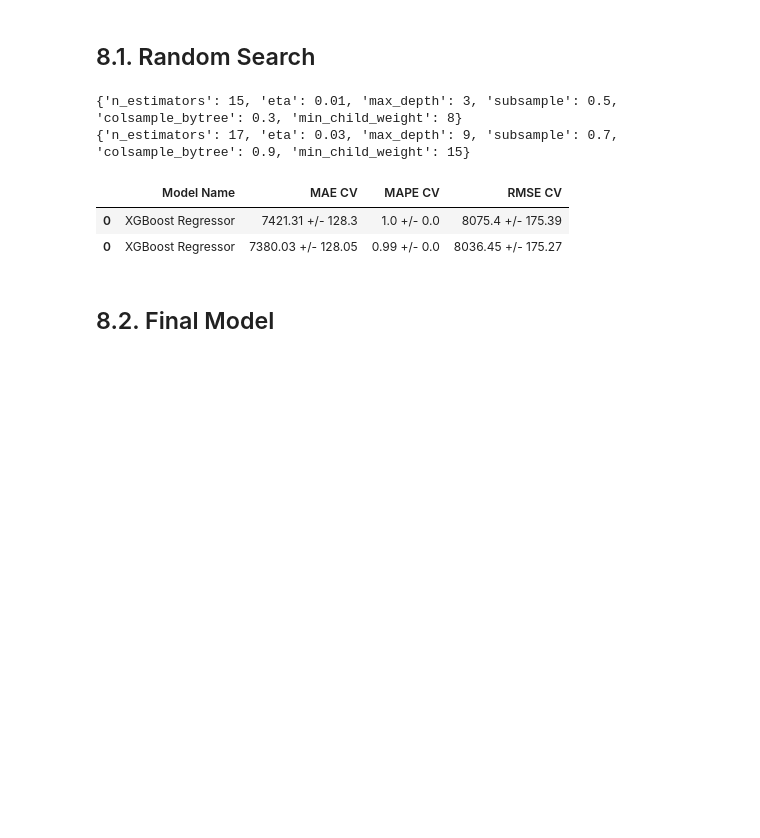
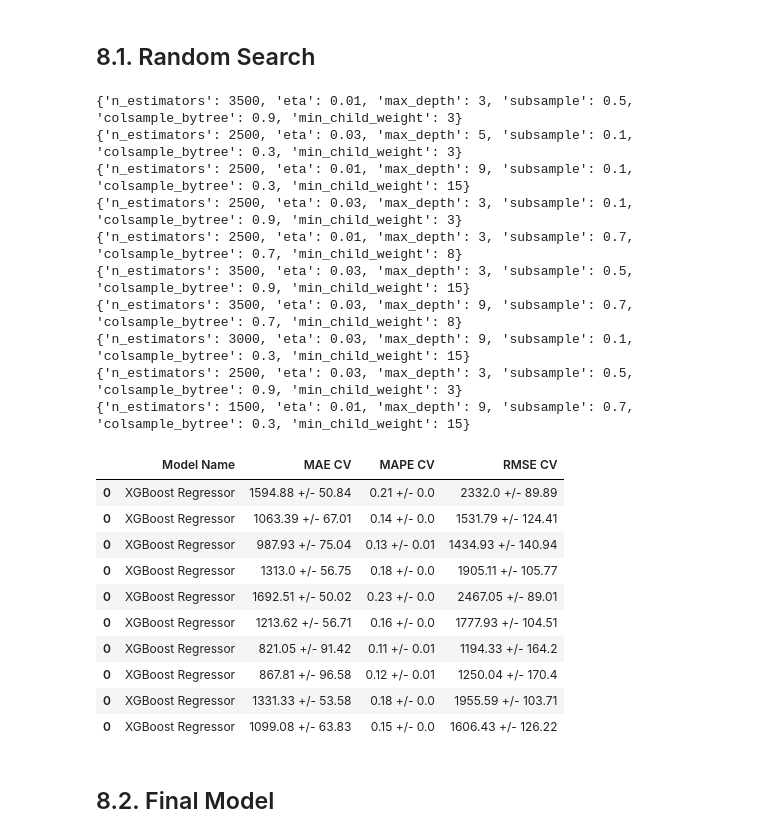
Before and after one commit to VictorTerror/DataScience_Em_Producao, a Jupyter notebook: m07_video1_store_sales_prediction.ipynb, the cells around one changed output. Drawn from its saved outputs; the diff is of its cells as text; code cells hidden in the pictures; blank space fills up the shorter version.

Commit message:
model finished

```diff
--- a/m07_video1_store_sales_prediction.ipynb
+++ b/m07_video1_store_sales_prediction.ipynb
@@ -1129,34 +1127,50 @@ param = {
 
 MAX_EVAL = 10
 # %%
-final_result = pd.DataFrame()
+#final_result = pd.DataFrame()
 
-for i in range ( MAX_EVAL ):
+#for i in range ( MAX_EVAL ):
     # Choose values for paramters randomly
-    hp = { k: random.sample( v, 1 )[0] for k, v in param.items() }
-    print( hp )
+    #hp = { k: random.sample( v, 1 )[0] for k, v in param.items() }
+    #print( hp )
 
     # model
-    model_xgb = xgb.XGBRegressor( objective='reg:squarederror',
-                                  n_estimators=hp['n_estimators'],
-                                  eta=hp['eta'],
-                                  max_depth=hp['max_depth'],
-                                  subsample=hp['subsample'],
-                                  colsample_bytree=hp['colsample_bytree'],
-                                  min_child_weight=hp['min_child_weight'] )
+    #model_xgb = xgb.XGBRegressor( objective='reg:squarederror',
+                                  #n_estimators=hp['n_estimators'],
+                                  #eta=hp['eta'],
+                                  #max_depth=hp['max_depth'],
+                                  #subsample=hp['subsample'],
+                                  #colsample_bytree=hp['colsample_bytree'],
+                                  #min_child_weight=hp['min_child_weight'] )
 
 
     # performance
-    result = cross_validation( x_training, 2, 'XGBoost Regressor', model_xgb, verbose=False )
-    final_result = pd.concat( [final_result, result] )
+    #result = cross_validation( x_training, 2, 'XGBoost Regressor', model_xgb, verbose=False )
+    #final_result = pd.concat( [final_result, result] )
 
 final_result
 # %% [output]
-{'n_estimators': 15, 'eta': 0.01, 'max_depth': 3, 'subsample': 0.5, 'colsample_bytree': 0.3, 'min_child_weight': 8}
-{'n_estimators': 17, 'eta': 0.03, 'max_depth': 9, 'subsample': 0.7, 'colsample_bytree': 0.9, 'min_child_weight': 15}
+{'n_estimators': 3500, 'eta': 0.01, 'max_depth': 3, 'subsample': 0.5, 'colsample_bytree': 0.9, 'min_child_weight': 3}
+{'n_estimators': 2500, 'eta': 0.03, 'max_depth': 5, 'subsample': 0.1, 'colsample_bytree': 0.3, 'min_child_weight': 3}
+{'n_estimators': 2500, 'eta': 0.01, 'max_depth': 9, 'subsample': 0.1, 'colsample_bytree': 0.3, 'min_child_weight': 15}
+{'n_estimators': 2500, 'eta': 0.03, 'max_depth': 3, 'subsample': 0.1, 'colsample_bytree': 0.9, 'min_child_weight': 3}
+{'n_estimators': 2500, 'eta': 0.01, 'max_depth': 3, 'subsample': 0.7, 'colsample_bytree': 0.7, 'min_child_weight': 8}
+{'n_estimators': 3500, 'eta': 0.03, 'max_depth': 3, 'subsample': 0.5, 'colsample_bytree': 0.9, 'min_child_weight': 15}
+{'n_estimators': 3500, 'eta': 0.03, 'max_depth': 9, 'subsample': 0.7, 'colsample_bytree': 0.7, 'min_child_weight': 8}
+{'n_estimators': 3000, 'eta': 0.03, 'max_depth': 9, 'subsample': 0.1, 'colsample_bytree': 0.3, 'min_child_weight': 15}
+{'n_estimators': 2500, 'eta': 0.03, 'max_depth': 3, 'subsample': 0.5, 'colsample_bytree': 0.9, 'min_child_weight': 3}
+{'n_estimators': 1500, 'eta': 0.01, 'max_depth': 9, 'subsample': 0.7, 'colsample_bytree': 0.3, 'min_child_weight': 15}
 |  | Model Name | MAE CV | MAPE CV | RMSE CV |
-| 0 | XGBoost Regressor | 7421.31 +/- 128.3 | 1.0 +/- 0.0 | 8075.4 +/- 175.39 |
-| 0 | XGBoost Regressor | 7380.03 +/- 128.05 | 0.99 +/- 0.0 | 8036.45 +/- 175.27 |
+| 0 | XGBoost Regressor | 1594.88 +/- 50.84 | 0.21 +/- 0.0 | 2332.0 +/- 89.89 |
+| 0 | XGBoost Regressor | 1063.39 +/- 67.01 | 0.14 +/- 0.0 | 1531.79 +/- 124.41 |
+| 0 | XGBoost Regressor | 987.93 +/- 75.04 | 0.13 +/- 0.01 | 1434.93 +/- 140.94 |
+| 0 | XGBoost Regressor | 1313.0 +/- 56.75 | 0.18 +/- 0.0 | 1905.11 +/- 105.77 |
+| 0 | XGBoost Regressor | 1692.51 +/- 50.02 | 0.23 +/- 0.0 | 2467.05 +/- 89.01 |
+| 0 | XGBoost Regressor | 1213.62 +/- 56.71 | 0.16 +/- 0.0 | 1777.93 +/- 104.51 |
+| 0 | XGBoost Regressor | 821.05 +/- 91.42 | 0.11 +/- 0.01 | 1194.33 +/- 164.2 |
+| 0 | XGBoost Regressor | 867.81 +/- 96.58 | 0.12 +/- 0.01 | 1250.04 +/- 170.4 |
+| 0 | XGBoost Regressor | 1331.33 +/- 53.58 | 0.18 +/- 0.0 | 1955.59 +/- 103.71 |
+| 0 | XGBoost Regressor | 1099.08 +/- 63.83 | 0.15 +/- 0.0 | 1606.43 +/- 126.22 |
 # %% [markdown]
 ## 8.2. Final Model
 # %%
```
Also changed, not shown: parts of 19 cells of this notebook.
